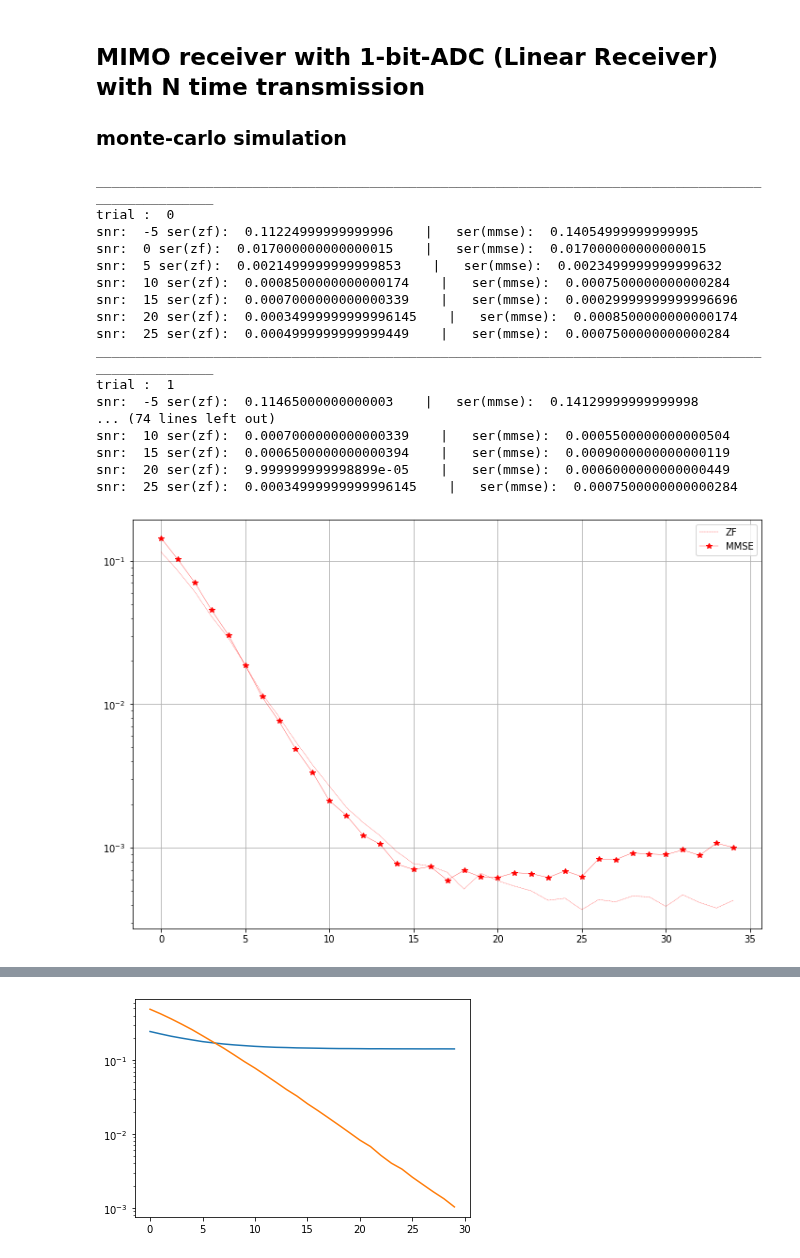
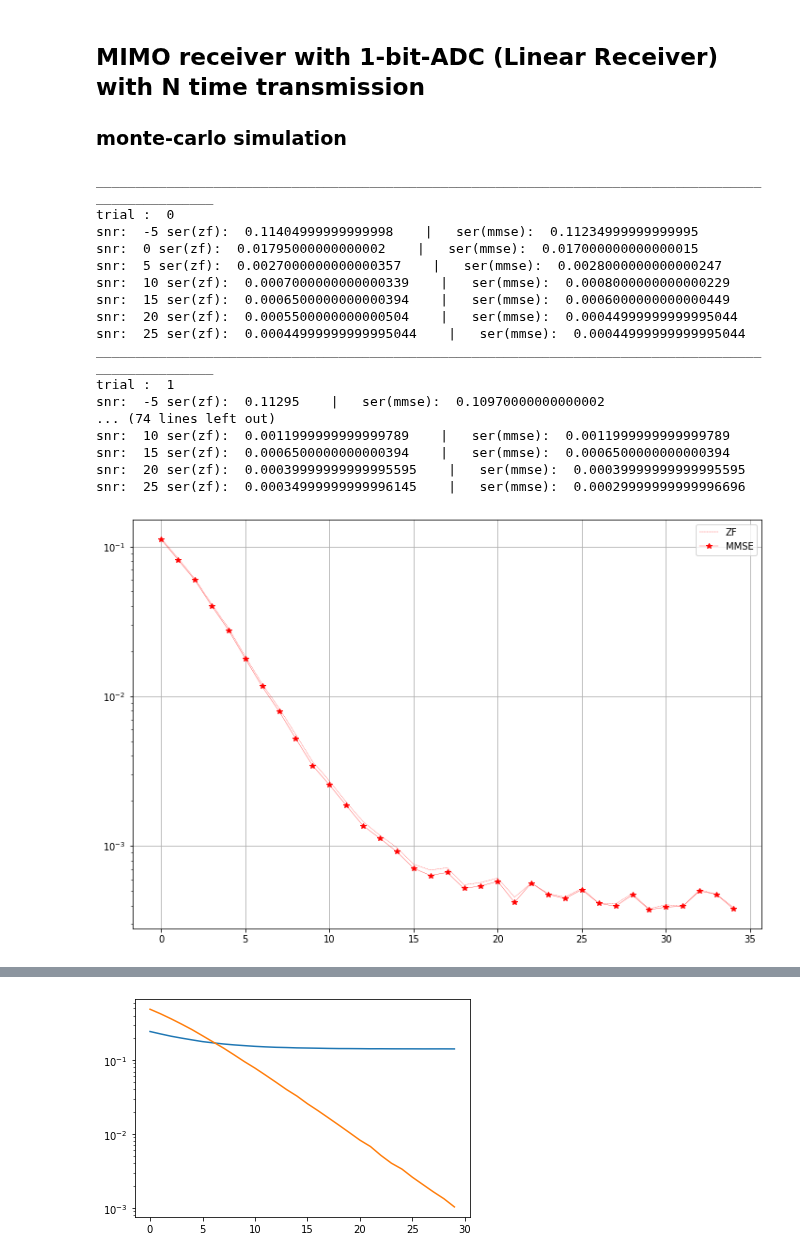
Before and after one commit to IISL-HYU/comm, a Jupyter notebook: practice.ipynb, the cells around one changed output, grey strips where cells are left out. Cells and saved outputs as stored; diff of their text form; code cells hidden in the pictures.

```diff
--- a/practice.ipynb
+++ b/practice.ipynb
@@ -377,7 +377,7 @@ for t in range(trials):
 
         # relaxed linear receiver
         W_zf = np.linalg.pinv(H_re)
-        W_MMSE = np.matmul((H_re.conjugate()).transpose(0, 2, 1), H_re) + np.eye(2 * K) * np.ones(shape=(T, 2*K, 2*K)) * snr
+        W_MMSE = np.matmul((H_re.conjugate()).transpose(0, 2, 1), H_re) + np.eye(2 * K) * np.ones(shape=(T, 2*K, 2*K)) * (10 ** (-snr/20))
         W_MMSE = np.linalg.inv(W_MMSE)
         W_MMSE = np.matmul(W_MMSE, (H_re.conjugate()).transpose(0, 2, 1))
 
@@ -398,46 +398,46 @@ for t in range(trials):
         det_by_idx = np.argmin(compare, axis=-1)
         x_hat_mmse = np.take(constellation_points, det_by_idx).reshape(x_tilde_mmse.shape)
 
         # Compare
         ser_zf = 1-np.sum(np.isclose(x, x_hat_zf)) / (T * K)
         ser_mmse = 1-np.sum(np.isclose(x, x_hat_mmse)) / (T * K)
 
         if snr % 5 == 0:
             print(f"snr: ", snr, "ser(zf): ", ser_zf, "   |   ser(mmse): ", ser_mmse)
         sers_zf.append(ser_zf)
         sers_mmse.append(ser_mmse)
 
     sers_avg_zf += np.array(sers_zf)
     sers_avg_mmse += np.array(sers_mmse)
 
 sers_avg_zf /= trials
 sers_avg_mmse /= trials
 
 plt.figure(figsize=(12, 8))
 plt.semilogy(sers_avg_zf, '--r', linewidth=0.3, label='ZF')
 plt.semilogy(sers_avg_mmse, '-r*', linewidth=0.3, label='MMSE')
 plt.grid()
 plt.legend()
 plt.show()
 # %% [output]
 ____________________________________________________________________________________________________
 trial :  0
-snr:  -5 ser(zf):  0.11224999999999996    |   ser(mmse):  0.14054999999999995
-snr:  0 ser(zf):  0.017000000000000015    |   ser(mmse):  0.017000000000000015
-snr:  5 ser(zf):  0.0021499999999999853    |   ser(mmse):  0.0023499999999999632
-snr:  10 ser(zf):  0.0008500000000000174    |   ser(mmse):  0.0007500000000000284
-snr:  15 ser(zf):  0.0007000000000000339    |   ser(mmse):  0.00029999999999996696
-snr:  20 ser(zf):  0.00034999999999996145    |   ser(mmse):  0.0008500000000000174
-snr:  25 ser(zf):  0.0004999999999999449    |   ser(mmse):  0.0007500000000000284
+snr:  -5 ser(zf):  0.11404999999999998    |   ser(mmse):  0.11234999999999995
+snr:  0 ser(zf):  0.01795000000000002    |   ser(mmse):  0.017000000000000015
+snr:  5 ser(zf):  0.0027000000000000357    |   ser(mmse):  0.0028000000000000247
+snr:  10 ser(zf):  0.0007000000000000339    |   ser(mmse):  0.0008000000000000229
+snr:  15 ser(zf):  0.0006500000000000394    |   ser(mmse):  0.0006000000000000449
+snr:  20 ser(zf):  0.0005500000000000504    |   ser(mmse):  0.00044999999999995044
+snr:  25 ser(zf):  0.00044999999999995044    |   ser(mmse):  0.00044999999999995044
 ____________________________________________________________________________________________________
 trial :  1
-snr:  -5 ser(zf):  0.11465000000000003    |   ser(mmse):  0.14129999999999998
+snr:  -5 ser(zf):  0.11295    |   ser(mmse):  0.10970000000000002
 ... (74 lines left out)
-snr:  10 ser(zf):  0.0007000000000000339    |   ser(mmse):  0.0005500000000000504
-snr:  15 ser(zf):  0.0006500000000000394    |   ser(mmse):  0.0009000000000000119
-snr:  20 ser(zf):  9.999999999998899e-05    |   ser(mmse):  0.0006000000000000449
-snr:  25 ser(zf):  0.00034999999999996145    |   ser(mmse):  0.0007500000000000284
+snr:  10 ser(zf):  0.0011999999999999789    |   ser(mmse):  0.0011999999999999789
+snr:  15 ser(zf):  0.0006500000000000394    |   ser(mmse):  0.0006500000000000394
+snr:  20 ser(zf):  0.00039999999999995595    |   ser(mmse):  0.00039999999999995595
+snr:  25 ser(zf):  0.00034999999999996145    |   ser(mmse):  0.00029999999999996696
-[figure, old version]
+[figure, new version]
 # %%
 
 plt.figure(figsize=(12, 8))
```
Also changed, not shown: parts of 1 cell of this notebook, 1 other file.
